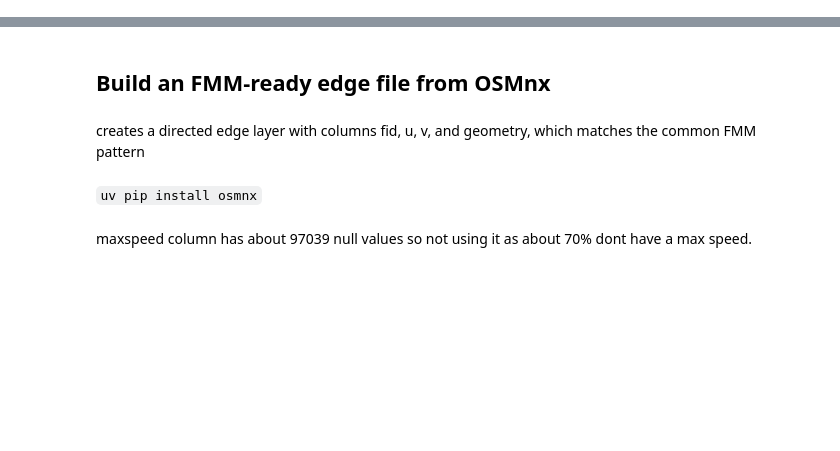
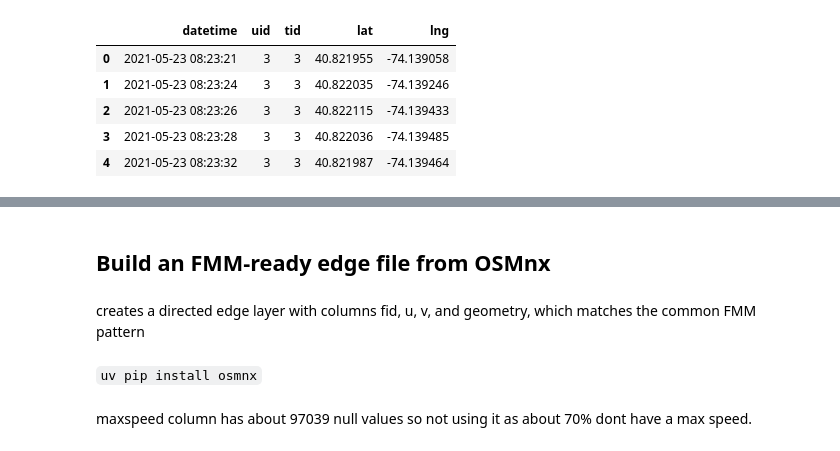
Before and after one commit to Jose-Velasco/URBAN-SYN, a Jupyter notebook: scripts/test.ipynb, the cells around one changed output, grey strips where cells are left out. Saved outputs shown, nothing was run; the diff lists cells and outputs as text; code cells hidden in the pictures; blank space fills up the shorter version.

```diff
--- a/scripts/test.ipynb
+++ b/scripts/test.ipynb
@@ -5,3 +5,13 @@ import pandas as pd
 import numpy as np
 from shapely.geometry import LineString
 from pathlib import Path
+# %%
+traj_cleaned_df = pd.read_parquet("../data/nyc_output_tabular/output/traj_cleaned.parquet")
+traj_cleaned_df.head()
+# %% [output]
+|  | datetime | uid | tid | lat | lng |
+| 0 | 2021-05-23 08:23:21 | 3 | 3 | 40.821955 | -74.139058 |
+| 1 | 2021-05-23 08:23:24 | 3 | 3 | 40.822035 | -74.139246 |
+| 2 | 2021-05-23 08:23:26 | 3 | 3 | 40.822115 | -74.139433 |
+| 3 | 2021-05-23 08:23:28 | 3 | 3 | 40.822036 | -74.139485 |
+| 4 | 2021-05-23 08:23:32 | 3 | 3 | 40.821987 | -74.139464 |
```
Also changed, not shown: parts of 48 cells of this notebook, 7 other files.
